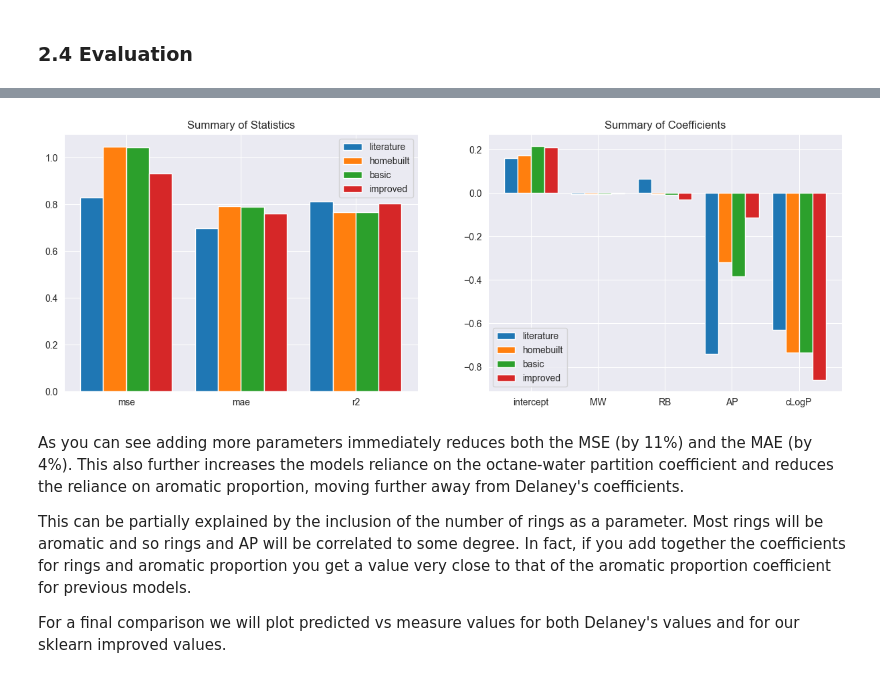
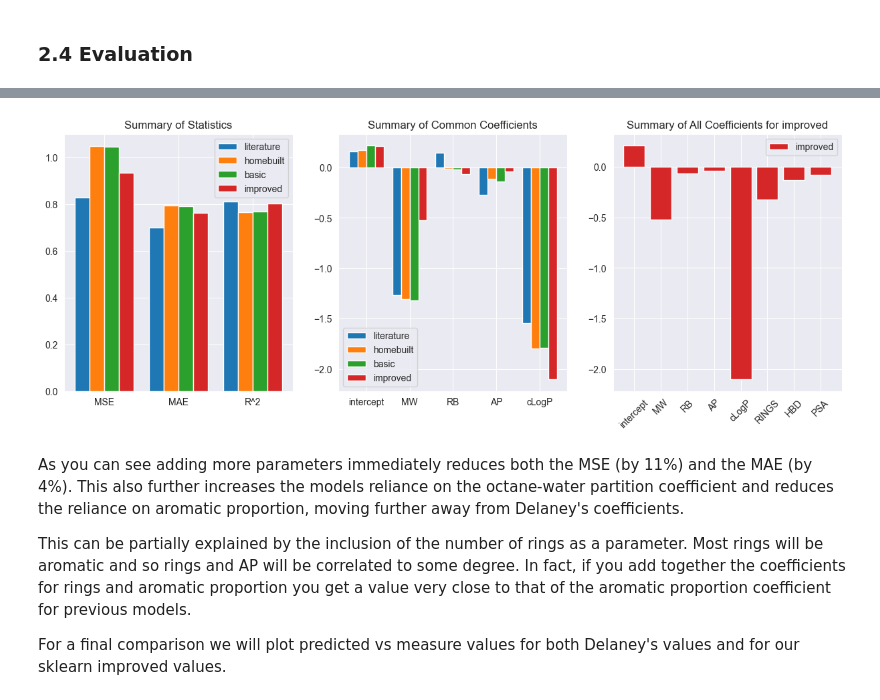
Before and after one commit to erwallace/Predicting-Aqueous-Solubilities, a Jupyter notebook: esol_linear_regression.ipynb, the cells around one changed output, grey strips where cells are left out. Saved outputs shown, nothing was run; the diff lists cells and outputs as text; code cells hidden in the pictures.

Commit message:
Scaled coefficient plots to parameter mean

```diff
--- a/esol_linear_regression.ipynb
+++ b/esol_linear_regression.ipynb
@@ -300,0 +303,6 @@ results
+# %%
+norm_results = results
+for parameter in df.columns:
+    if parameter in norm_results.columns:
+        norm_results[parameter] = norm_results[parameter] * df[parameter].mean()
+norm_results
@@ -458,9 +471,9 @@ Mean squared error (MSE): 0.9324
 Coefficient of determination (R^2): 0.8033
 # %%
 improved_sklearn = { 'model':'sklearn_improved',
-                    'mse':mean_squared_error(Y_test, Y_pred_test),
-                    'mae':mean_absolute_error(Y_test, Y_pred_test),
-                    'r2':r2_score(Y_test, Y_pred_test),
+                    'MSE':mean_squared_error(Y_test, Y_pred_test),
+                    'MAE':mean_absolute_error(Y_test, Y_pred_test),
+                    'R^2':r2_score(Y_test, Y_pred_test),
                     'intercept':model.intercept_,
                     'MW':model.coef_[0],
                     'RB':model.coef_[1],
@@ -550,3 +556,9 @@ results
 | homebuilt | 1.047624 | 0.792461 | 0.766254 | 0.172960 | -0.006395 | -0.005649 | -0.319947 | -0.734415 | NaN | NaN | NaN |
 | sklearn_basic | 1.044663 | 0.789245 | 0.766915 | 0.216849 | -0.006455 | -0.009243 | -0.384451 | -0.732438 | NaN | NaN | NaN |
 | sklearn_improved | 0.932376 | 0.761148 | 0.803269 | 0.209899 | -0.002559 | -0.030727 | -0.113880 | -0.859138 | -0.232132 | -0.190968 | -0.002227 |
+# %%
+norm_results = results
+for parameter in df.columns:
+    if parameter in norm_results.columns:
+        norm_results[parameter] = norm_results[parameter] * df[parameter].mean()
+norm_results
@@ -553,41 +572,52 @@ results
 # %%
 # Plot of a summary of the three models
-fig, ax = plt.subplots(ncols=2, figsize=(15,5))
+fig, ax = plt.subplots(ncols=3, figsize=(15,5))
 width = 0.2
 
 # summary of statistics
 ax1 = ax[0]
 
 X = results.columns[:3]
 X_axis = np.arange(len(X))
 
 ax1.bar(X_axis-width*1.5, results.loc['literature'][:3], width=width, label = 'literature')
 ax1.bar(X_axis-width*0.5, results.loc['homebuilt'][:3], width=width, label = 'homebuilt')
 ax1.bar(X_axis+width*0.5, results.loc['sklearn_basic'][:3], width=width, label = 'basic')
 ax1.bar(X_axis+width*1.5, results.loc['sklearn_improved'][:3], width=width, label = 'improved')
 
 ax1.set_xticks(X_axis, X)
 ax1.set_title("Summary of Statistics")
 ax1.legend()
 
-# summary of coefficients
+# summary of common coefficients
 ax2 = ax[1]
 
 X = results.columns[3:8]
 X_axis = np.arange(len(X))
 
-ax2.bar(X_axis-width*1.5, results.loc['literature'][3:8], width=width, label = 'literature')
-ax2.bar(X_axis-width*0.5, results.loc['homebuilt'][3:8], width=width, label = 'homebuilt')
-ax2.bar(X_axis+width*0.5, results.loc['sklearn_basic'][3:8], width=width, label = 'basic')
-ax2.bar(X_axis+width*1.5, results.loc['sklearn_improved'][3:8], width=width, label = 'improved')
+ax2.bar(X_axis-width*1.5, norm_results.loc['literature'][3:8], width=width, label = 'literature')
+ax2.bar(X_axis-width*0.5, norm_results.loc['homebuilt'][3:8], width=width, label = 'homebuilt')
+ax2.bar(X_axis+width*0.5, norm_results.loc['sklearn_basic'][3:8], width=width, label = 'basic')
+ax2.bar(X_axis+width*1.5, norm_results.loc['sklearn_improved'][3:8], width=width, label = 'improved')
 
 ax2.set_xticks(X_axis, X)
-ax2.set_title("Summary of Coefficients")
+ax2.set_title("Summary of Common Coefficients")
 ax2.legend()
 
+# summary of all coefficients for improved sklearn
+ax3 = ax[2]
+
+X = results.columns[3:]
+X_axis = np.arange(len(X))
+
+ax3.bar(X_axis, norm_results.loc['sklearn_improved'][3:], label = 'improved', color='tab:red')
+
+ax3.set_xticks(X_axis, X, rotation=45, ha='center')
+ax3.set_title("Summary of All Coefficients for improved")
+ax3.legend()
 plt.show()
 # %% [output]
-[figure, old version]
+[figure, new version]
 # %% [markdown]
 As you can see adding more parameters immediately reduces both the MSE (by 11%) and the MAE (by 4%). This also further increases the models reliance on the octane-water partition coefficient and reduces the reliance on aromatic proportion, moving further away from Delaney's coefficients.
 
```
Also changed, not shown: parts of 16 cells of this notebook.
